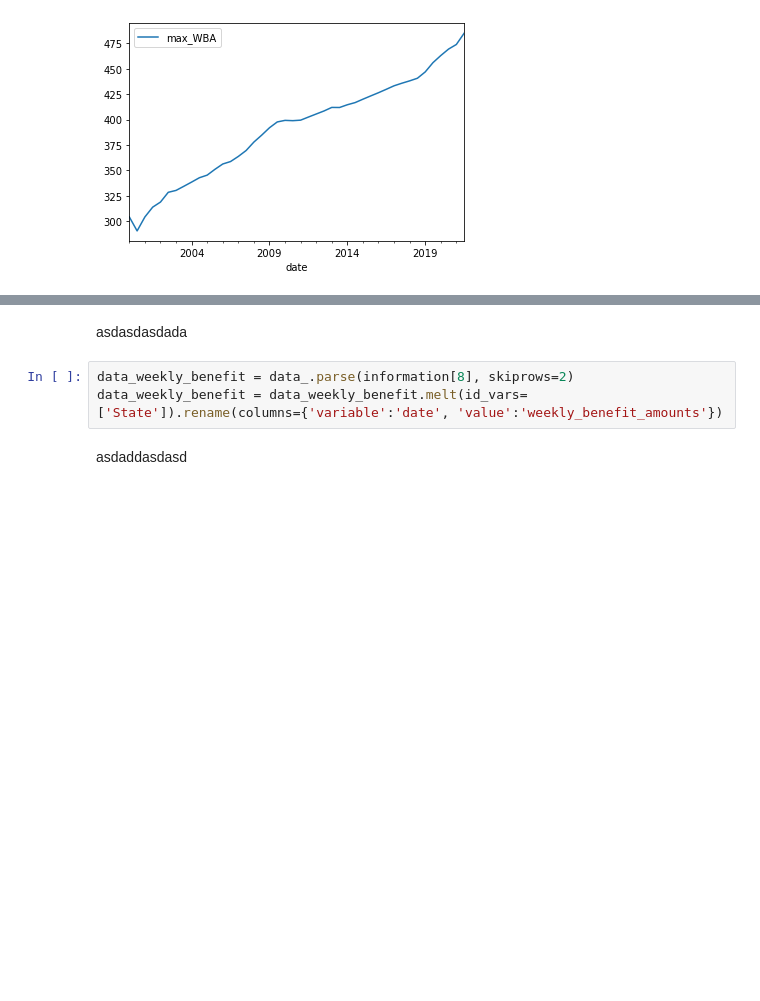
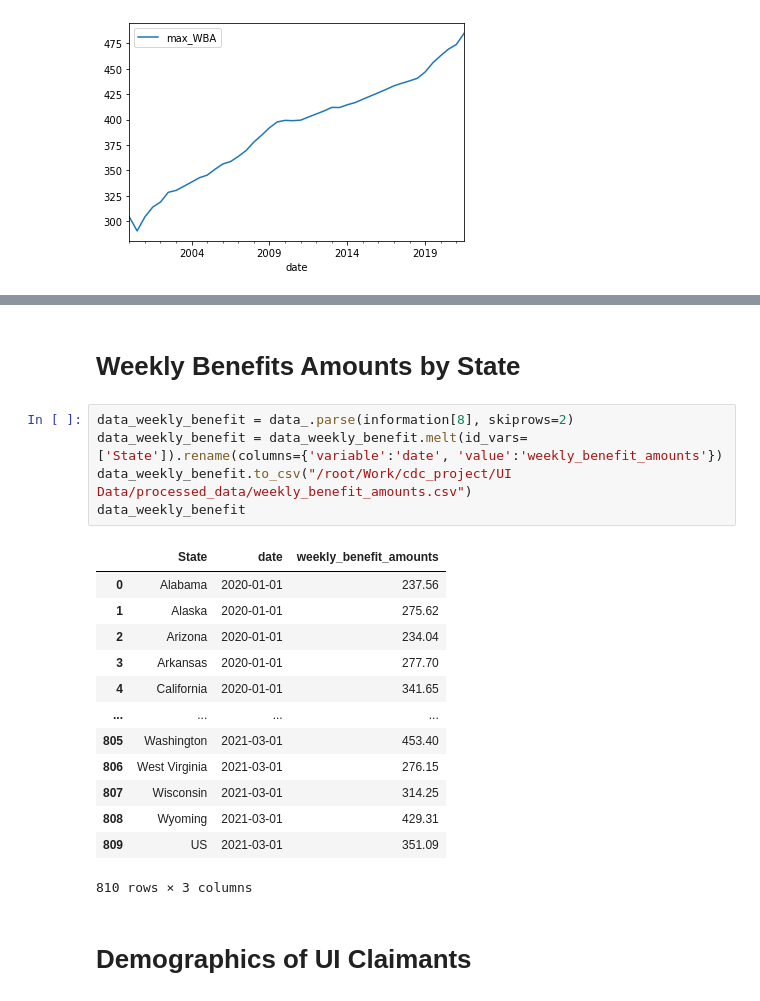
Before and after one commit to mitchv34/cdc_project, a Jupyter notebook: UI Data/UI_data_notebook.ipynb, the cells around one changed output, grey strips where cells are left out. Cells and saved outputs as stored; diff of their text form; blank space fills up the shorter version.

```diff
--- a/UI Data/test.ipynb
+++ b/UI Data/UI_data_notebook.ipynb
@@ -173,13 +182,29 @@ data_state_montly
 | 538 | Wyoming | October | 2750.0 | 24437.0 | 23461.0 | 834.0 | NaN | ... |
 | 539 | US | October | NaN | NaN | NaN | NaN | NaN | ... |
 540 rows × 8 columns
-# %% [markdown]
-asdasdasdada
+# %% [markdown]
+# Weekly Benefits Amounts by State
 # %%
 data_weekly_benefit = data_.parse(information[8], skiprows=2)
 data_weekly_benefit = data_weekly_benefit.melt(id_vars=['State']).rename(columns={'variable':'date', 'value':'weekly_benefit_amounts'})
+data_weekly_benefit.to_csv("/root/Work/cdc_project/UI Data/processed_data/weekly_benefit_amounts.csv")
+data_weekly_benefit
+# %% [output]
+|  | State | date | weekly_benefit_amounts |
+| 0 | Alabama | 2020-01-01 | 237.56 |
+| 1 | Alaska | 2020-01-01 | 275.62 |
+| 2 | Arizona | 2020-01-01 | 234.04 |
+| 3 | Arkansas | 2020-01-01 | 277.70 |
+| 4 | California | 2020-01-01 | 341.65 |
+| ... | ... | ... | ... |
+| 805 | Washington | 2021-03-01 | 453.40 |
+| 806 | West Virginia | 2021-03-01 | 276.15 |
+| 807 | Wisconsin | 2021-03-01 | 314.25 |
+| 808 | Wyoming | 2021-03-01 | 429.31 |
+| 809 | US | 2021-03-01 | 351.09 |
+810 rows × 3 columns
-# %% [markdown]
-asdaddasdasd
+# %% [markdown]
+# Demographics of UI Claimants
 # %%
 data_demographics_info = data_.parse(information[10], header=None).iloc[[0,1, 61, 62], 0]
 
```
Also changed, not shown: parts of 24 cells of this notebook, 54 other files.
